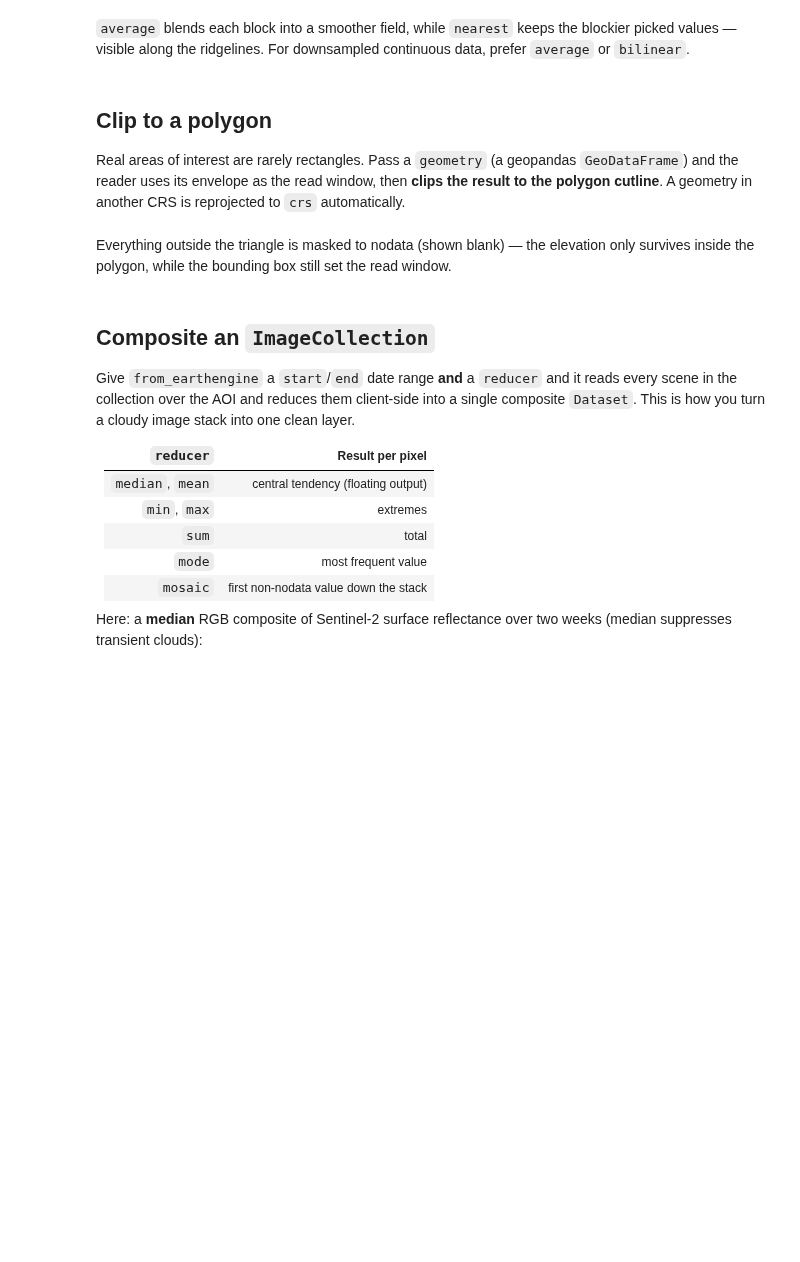
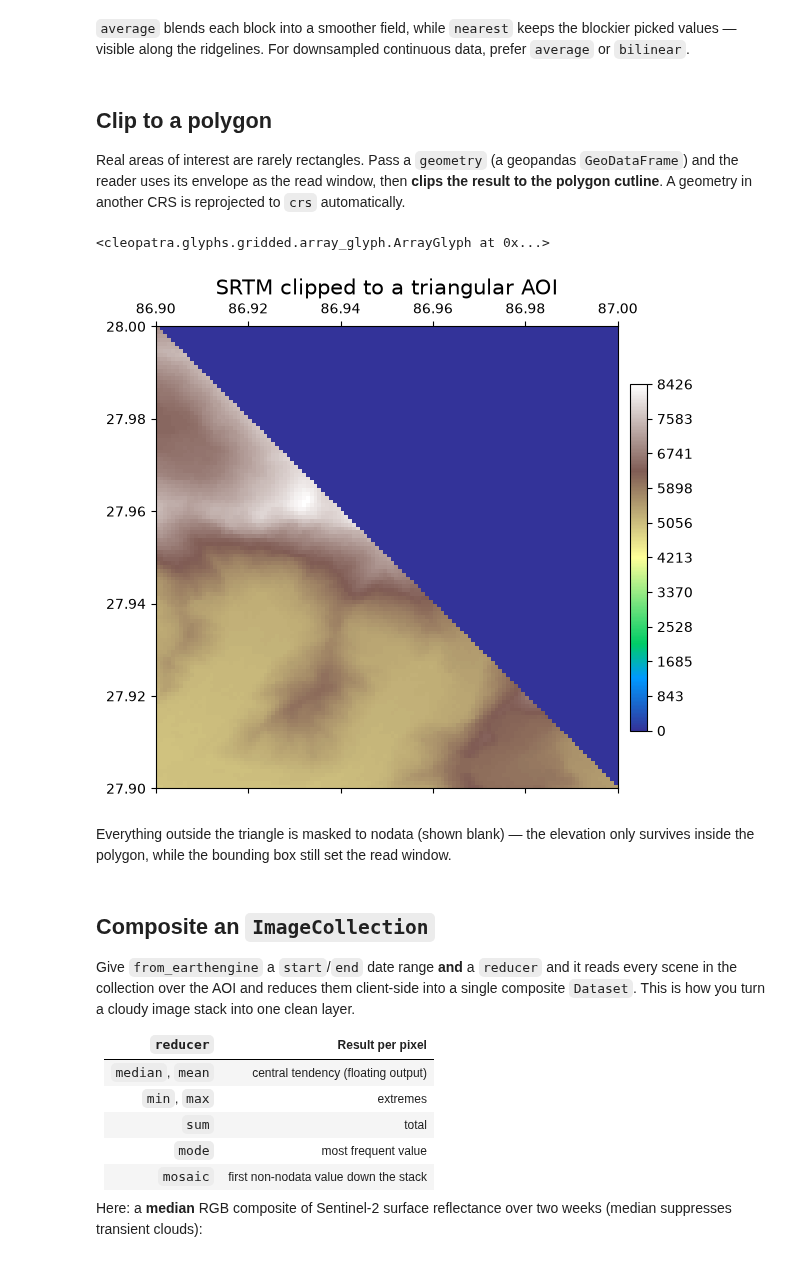
Before and after one commit to serapeum-org/pyramids-eo, a Jupyter notebook: develop/examples/earth_engine_reader/earth_engine_reader.ipynb, the cells around one changed output. Cells and saved outputs as stored; diff of their text form; code cells hidden in the pictures; blank space fills up the shorter version.

```diff
--- a/develop/examples/earth_engine_reader/earth_engine_reader.ipynb
+++ b/develop/examples/earth_engine_reader/earth_engine_reader.ipynb
@@ -130,8 +132,11 @@ basin = gpd.GeoDataFrame(
     crs="EPSG:4326",
 )
 # %%
-dem_clip = from_earthengine(SRTM, window=Window(shape=(120, 120)), geometry=basin)
+dem_clip = from_earthengine(SRTM, geometry=basin, shape=(120, 120))
 dem_clip.plot(band=0, title="SRTM clipped to a triangular AOI", cmap="terrain")
+# %% [output]
+<cleopatra.glyphs.gridded.array_glyph.ArrayGlyph at 0x...>
+[figure, added]
 # %% [markdown]
 Everything outside the triangle is masked to nodata (shown blank) — the elevation only survives inside the polygon, while the bounding box still set the read window.
 # %% [markdown]
```
Also changed, not shown: parts of 9 cells of this notebook, 26 other files.
